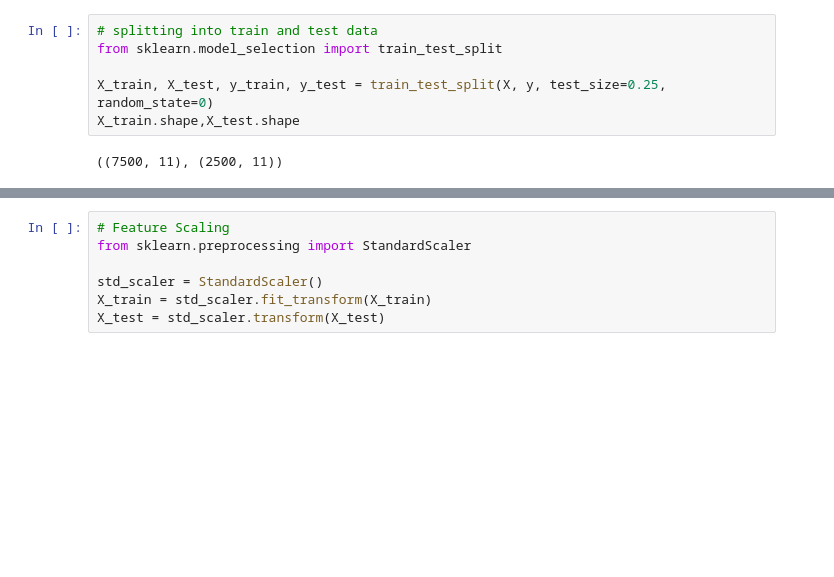
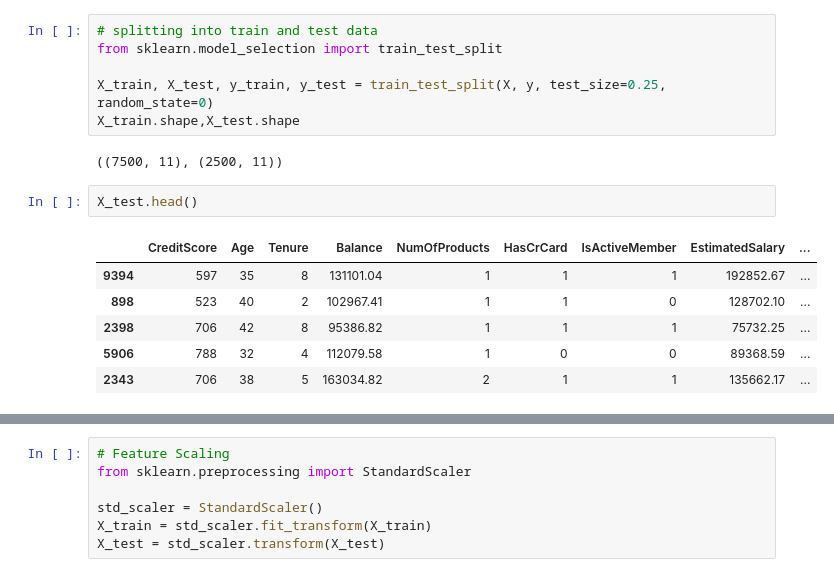
Before and after one commit to AbhishekMaity001/Tensorflow-Codes, a Jupyter notebook: 11.Artificial Neural Networks (Churn-Modeling).ipynb, the cells around one changed output, grey strips where cells are left out. Saved outputs shown, nothing was run; the diff lists cells and outputs as text; blank space fills up the shorter version.

```diff
--- a/11.Artificial Neural Networks (Churn-Modeling).ipynb
+++ b/11.Artificial Neural Networks (Churn-Modeling).ipynb
@@ -142,3 +142,12 @@ X_train, X_test, y_train, y_test = train_test_split(X, y, test_size=0.25, random
 X_train.shape,X_test.shape
 # %% [output]
 ((7500, 11), (2500, 11))
+# %%
+X_test.head()
+# %% [output]
+|  | CreditScore | Age | Tenure | Balance | NumOfProducts | HasCrCard | IsActiveMember | EstimatedSalary | ... |
+| 9394 | 597 | 35 | 8 | 131101.04 | 1 | 1 | 1 | 192852.67 | ... |
+| 898 | 523 | 40 | 2 | 102967.41 | 1 | 1 | 0 | 128702.10 | ... |
+| 2398 | 706 | 42 | 8 | 95386.82 | 1 | 1 | 1 | 75732.25 | ... |
+| 5906 | 788 | 32 | 4 | 112079.58 | 1 | 0 | 0 | 89368.59 | ... |
+| 2343 | 706 | 38 | 5 | 163034.82 | 2 | 1 | 1 | 135662.17 | ... |
```
Also changed, not shown: parts of 19 cells of this notebook.
